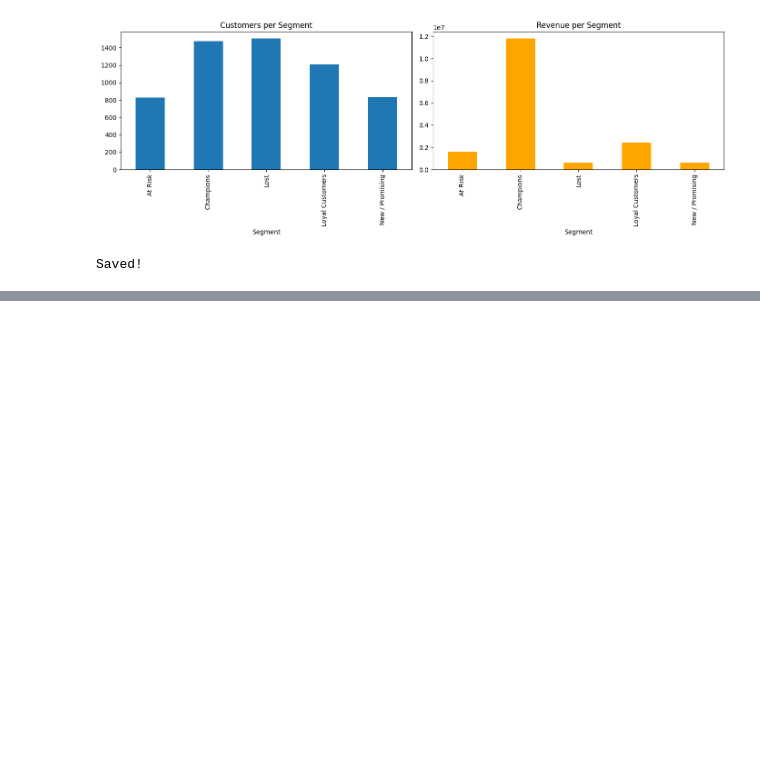
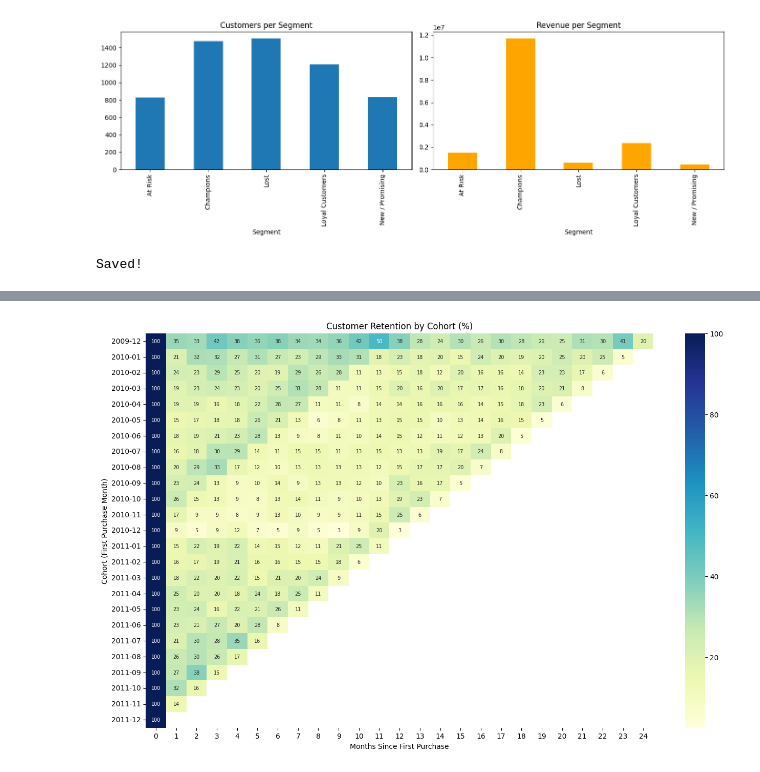
Before and after one commit to dilna06/retail-sales-analytics, a Jupyter notebook: notebooks/02_analysis.ipynb, the cells around one changed output, grey strips where cells are left out. Cells and saved outputs as stored; diff of their text form; code cells hidden in the pictures; blank space fills up the shorter version.

Commit message:
Add cohort retention analysis

```diff
--- a/notebooks/02_analysis.ipynb
+++ b/notebooks/02_analysis.ipynb
@@ -222,0 +245,8 @@ Saved!
+# %%
+# 0 = their first month, 1 = the month after, 2 = two months after, and so on
+year_diff = cohort_df["OrderMonth"].dt.year - cohort_df["CohortMonth"].dt.year
+month_diff = cohort_df["OrderMonth"].dt.month - cohort_df["CohortMonth"].dt.month
+
+cohort_df["MonthsSinceFirst"] = year_diff * 12 + month_diff
+
+cohort_df[["Customer ID", "CohortMonth", "OrderMonth", "MonthsSinceFirst"]].head()
@@ -222,0 +260,12 @@ Saved!
+# %%
+# For each cohort and month number, count how many different customers ordered
+cohort_data = cohort_df.groupby(["CohortMonth", "MonthsSinceFirst"])["Customer ID"].nunique().reset_index()
+cohort_data = cohort_data.rename(columns={"Customer ID": "Customers"})
+
+# Turn the months into text so they plot and save cleanly
+cohort_data["CohortMonth"] = cohort_data["CohortMonth"].astype(str)
+
+# Reshape: one row per cohort, one column per month number
+cohort_counts = cohort_data.pivot(index="CohortMonth", columns="MonthsSinceFirst", values="Customers")
+
+cohort_counts.iloc[:, :6]
@@ -222,0 +291,8 @@ Saved!
+# %%
+# Column 0 is the cohort size (everyone buys in their first month)
+cohort_size = cohort_counts[0]
+
+# Divide every column by the cohort size and multiply by 100
+retention = cohort_counts.divide(cohort_size, axis=0) * 100
+
+retention.round(1).iloc[:, :6]
@@ -222,0 +318,9 @@ Saved!
+# %%
+plt.figure(figsize=(16, 10))
+sns.heatmap(retention, annot=True, fmt=".0f", cmap="YlGnBu", annot_kws={"size": 7})
+plt.title("Customer Retention by Cohort (%)")
+plt.xlabel("Months Since First Purchase")
+plt.ylabel("Cohort (First Purchase Month)")
+plt.show()
+# %% [output]
+[figure, added]
```
Also changed, not shown: parts of 20 cells of this notebook.
